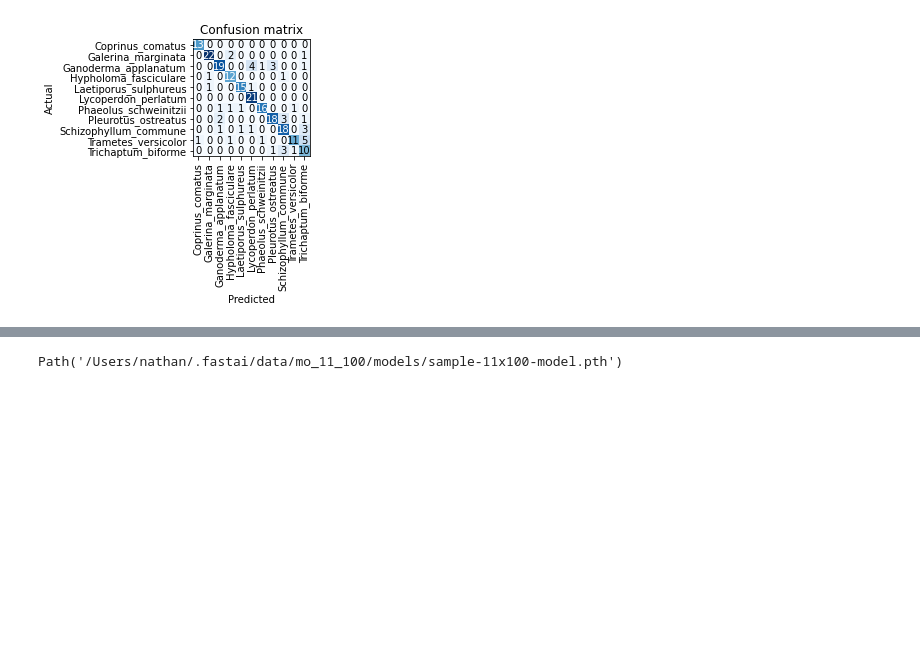
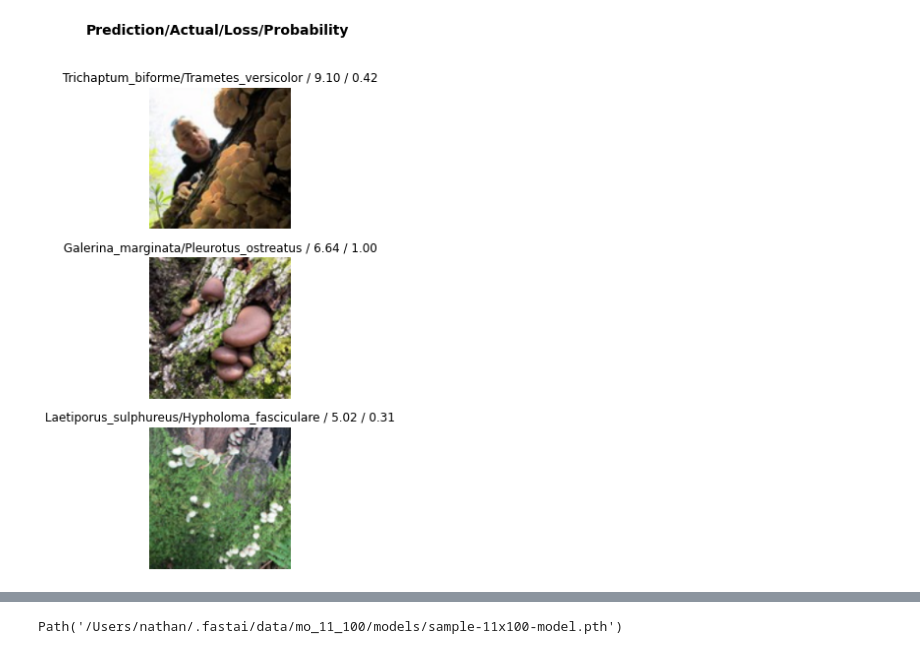
Before and after one commit to mo-nathan/mo-ml, a Jupyter notebook: mo-ml.ipynb, the cells around one changed output, grey strips where cells are left out. Saved outputs shown, nothing was run; the diff lists cells and outputs as text; code cells hidden in the pictures; blank space fills up the shorter version.

```diff
--- a/mo-ml.ipynb
+++ b/mo-ml.ipynb
@@ -50,7 +41,7 @@ print(datetime.now())
 # %%
 interp = ClassificationInterpretation.from_learner(learn)
-interp.plot_confusion_matrix()
+interp.plot_top_losses(3, nrows=3)
 # %% [output]
 [interactive output not drawn]
 [interactive output not drawn]
-[figure, old version]
+[figure, new version]
```
Also changed, not shown: parts of 17 cells of this notebook.
